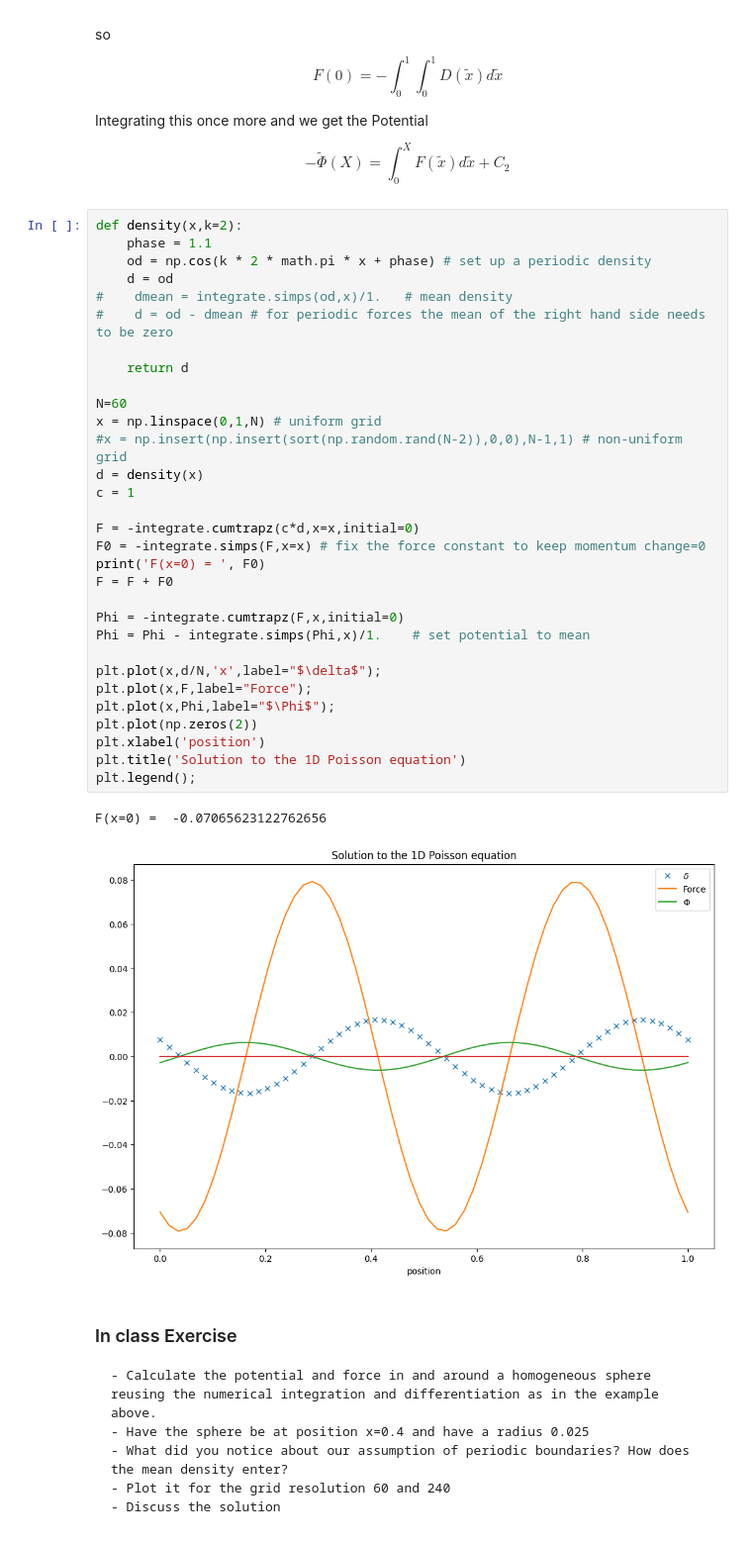
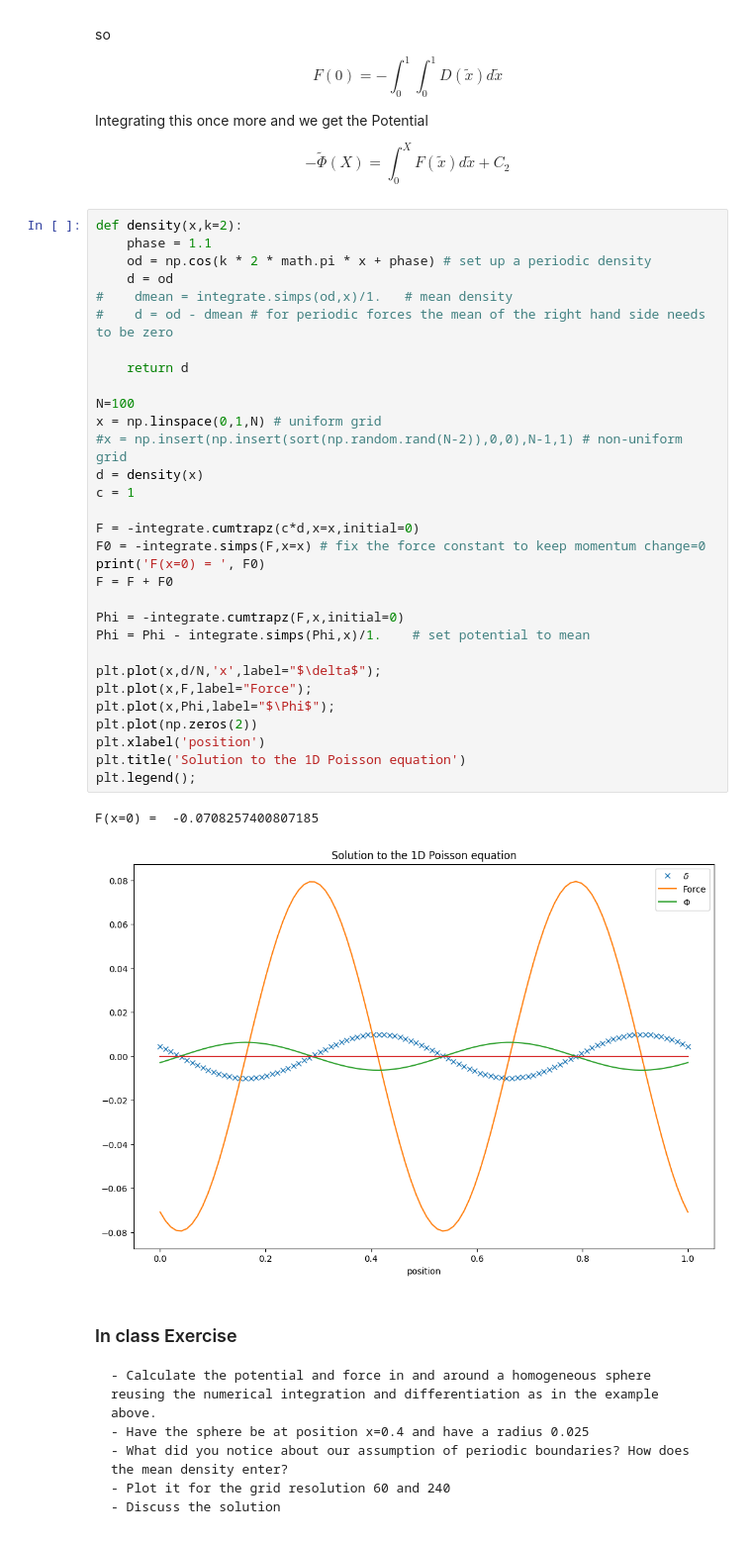
Before and after one commit to yipihey/Physics-113-Book, a Jupyter notebook: _sources/pde/integrate-1D-poissonEquation.ipynb, the cells around one changed output. Shown at 99% size. Drawn from its saved outputs; the diff is of its cells as text.

```diff
--- a/_sources/pde/integrate-1D-poissonEquation.ipynb
+++ b/_sources/pde/integrate-1D-poissonEquation.ipynb
@@ -78,36 +78,36 @@ $$
 def density(x,k=2):
     phase = 1.1
     od = np.cos(k * 2 * math.pi * x + phase) # set up a periodic density
     d = od
 #    dmean = integrate.simps(od,x)/1.   # mean density
 #    d = od - dmean # for periodic forces the mean of the right hand side needs to be zero
 
     return d
 
-N=60
+N=100
 x = np.linspace(0,1,N) # uniform grid
 #x = np.insert(np.insert(sort(np.random.rand(N-2)),0,0),N-1,1) # non-uniform grid
 d = density(x)
 c = 1
 
 F = -integrate.cumtrapz(c*d,x=x,initial=0)
 F0 = -integrate.simps(F,x=x) # fix the force constant to keep momentum change=0
 print('F(x=0) = ', F0)
 F = F + F0
 
 Phi = -integrate.cumtrapz(F,x,initial=0)
 Phi = Phi - integrate.simps(Phi,x)/1.    # set potential to mean
 
 plt.plot(x,d/N,'x',label="$\delta$");
 plt.plot(x,F,label="Force");
 plt.plot(x,Phi,label="$\Phi$");
 plt.plot(np.zeros(2))
 plt.xlabel('position')
 plt.title('Solution to the 1D Poisson equation')
 plt.legend();
 # %% [output]
-F(x=0) =  -0.07065623122762656
+F(x=0) =  -0.0708257400807185
-[figure, old version]
+[figure, new version]
 # %% [markdown]
 ### In class Exercise
     - Calculate the potential and force in and around a homogeneous sphere reusing the numerical integration and differentiation as in the example above.
```
Also changed, not shown: parts of 6 cells of this notebook, 27 other files.
